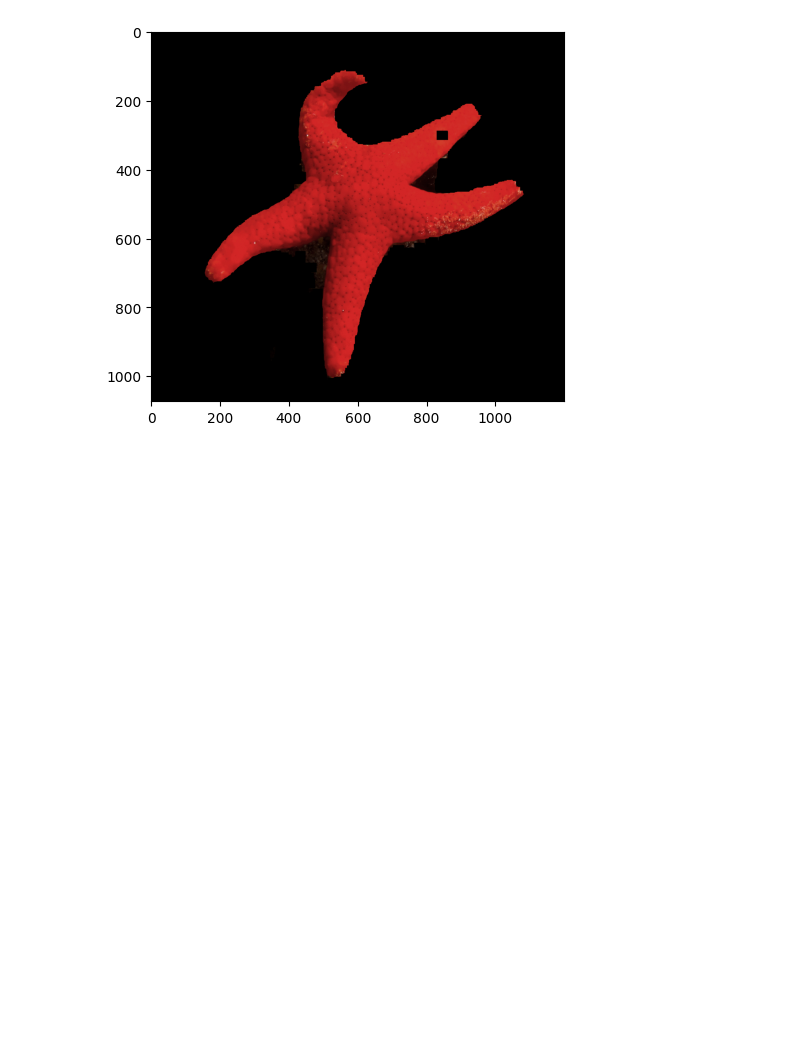
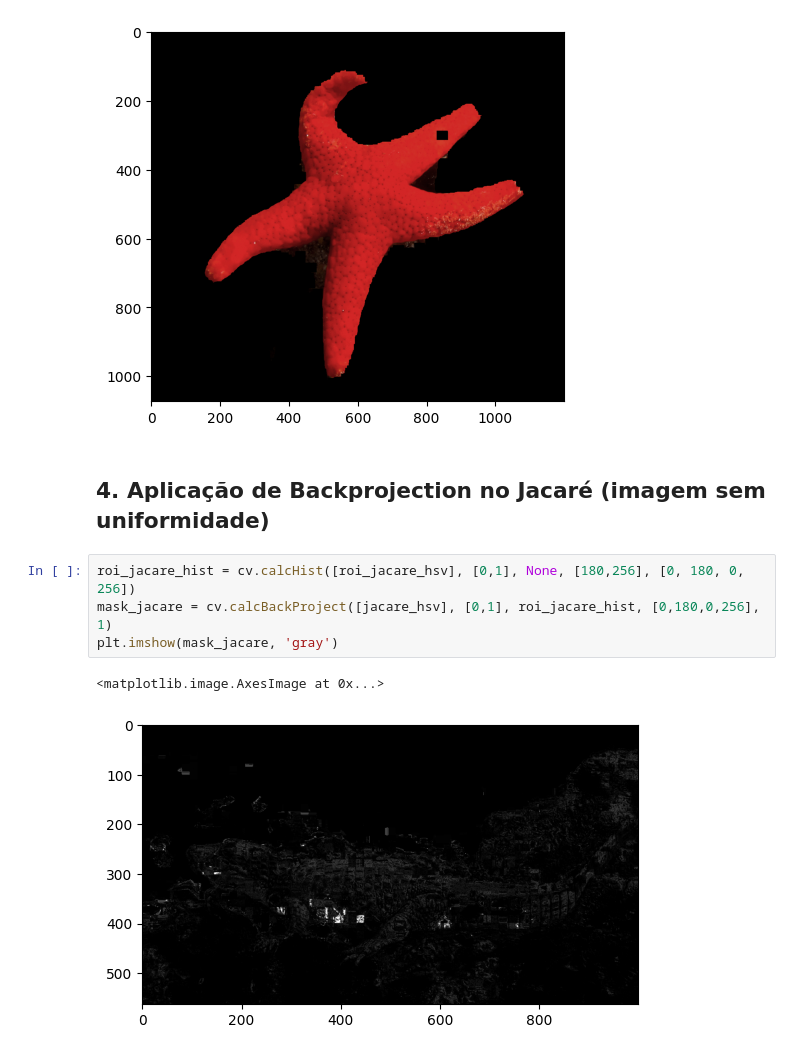
Before and after one commit to diogohal/TA3-Visao, a Jupyter notebook: ta3.ipynb, the cells around one changed output. Saved outputs shown, nothing was run; the diff lists cells and outputs as text; blank space fills up the shorter version.

```diff
--- a/ta3.ipynb
+++ b/ta3.ipynb
@@ -91,3 +101,12 @@ plt.imshow(result_starfish)
 # %% [output]
 <matplotlib.image.AxesImage at 0x...>
 [figure]
+# %% [markdown]
+## 4. Aplicação de Backprojection no Jacaré (imagem sem uniformidade)
+# %%
+roi_jacare_hist = cv.calcHist([roi_jacare_hsv], [0,1], None, [180,256], [0, 180, 0, 256])
+mask_jacare = cv.calcBackProject([jacare_hsv], [0,1], roi_jacare_hist, [0,180,0,256], 1)
+plt.imshow(mask_jacare, 'gray')
+# %% [output]
+<matplotlib.image.AxesImage at 0x...>
+[figure, added]
```
Also changed, not shown: parts of 8 cells of this notebook, 15 other files.
